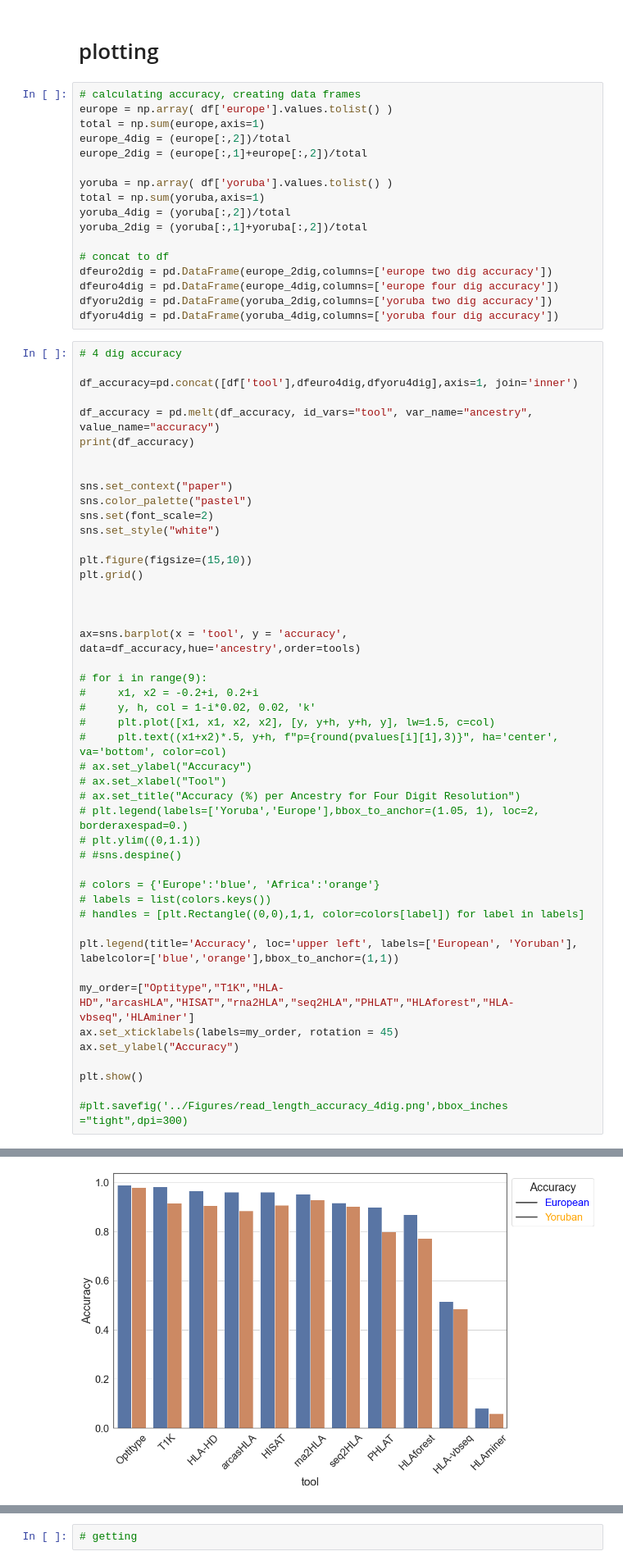
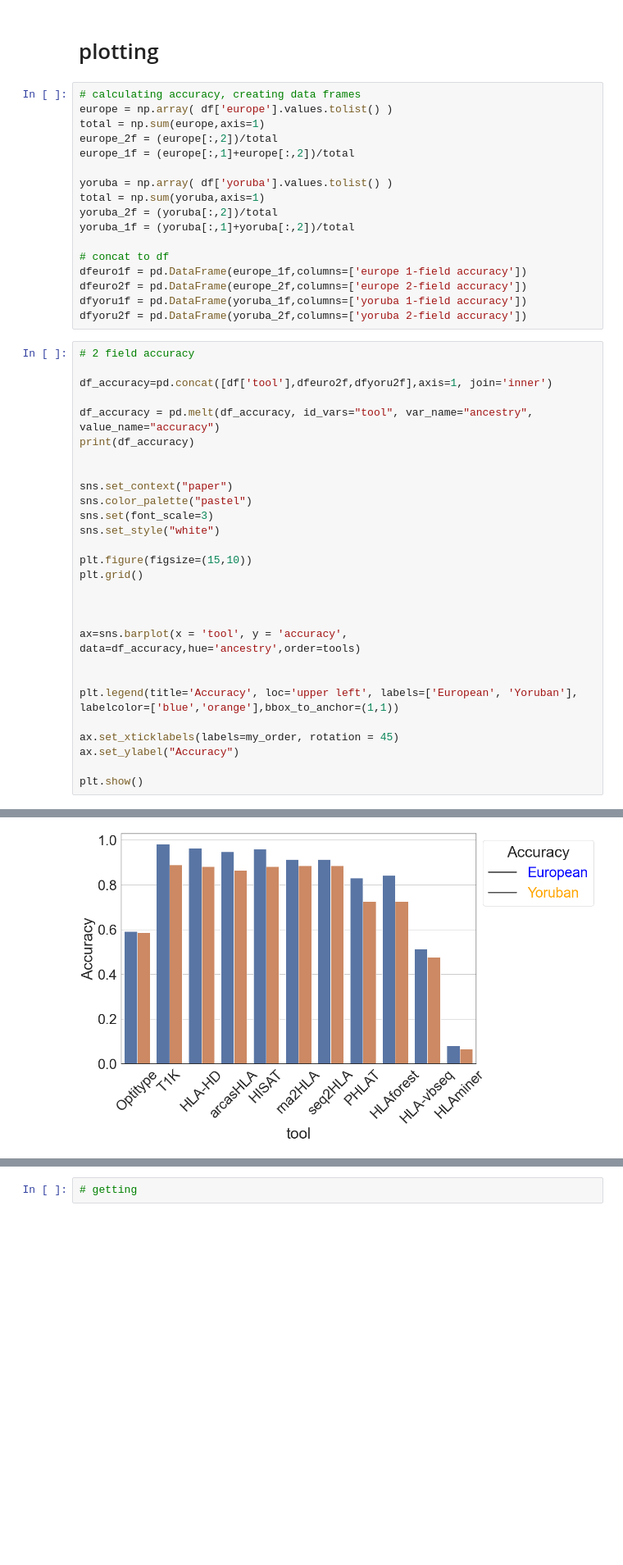
Before and after one commit to ydottie/hlaproject, a Jupyter notebook: notebooks/ancestry.ipynb, the cells around one changed output, grey strips where cells are left out. Shown at 82% size. Drawn from its saved outputs; the diff is of its cells as text; blank space fills up the shorter version.

```diff
--- a/notebooks/ancestry.ipynb
+++ b/notebooks/ancestry.ipynb
@@ -183,23 +125,23 @@ arcas
 # calculating accuracy, creating data frames
 europe = np.array( df['europe'].values.tolist() )
 total = np.sum(europe,axis=1)
-europe_4dig = (europe[:,2])/total
-europe_2dig = (europe[:,1]+europe[:,2])/total
+europe_2f = (europe[:,2])/total
+europe_1f = (europe[:,1]+europe[:,2])/total
 
 yoruba = np.array( df['yoruba'].values.tolist() )
 total = np.sum(yoruba,axis=1)
-yoruba_4dig = (yoruba[:,2])/total
-yoruba_2dig = (yoruba[:,1]+yoruba[:,2])/total
+yoruba_2f = (yoruba[:,2])/total
+yoruba_1f = (yoruba[:,1]+yoruba[:,2])/total
 
 # concat to df
-dfeuro2dig = pd.DataFrame(europe_2dig,columns=['europe two dig accuracy'])
-dfeuro4dig = pd.DataFrame(europe_4dig,columns=['europe four dig accuracy'])
-dfyoru2dig = pd.DataFrame(yoruba_2dig,columns=['yoruba two dig accuracy'])
-dfyoru4dig = pd.DataFrame(yoruba_4dig,columns=['yoruba four dig accuracy'])
+dfeuro1f = pd.DataFrame(europe_1f,columns=['europe 1-field accuracy'])
+dfeuro2f = pd.DataFrame(europe_2f,columns=['europe 2-field accuracy'])
+dfyoru1f = pd.DataFrame(yoruba_1f,columns=['yoruba 1-field accuracy'])
+dfyoru2f = pd.DataFrame(yoruba_2f,columns=['yoruba 2-field accuracy'])
 # %%
-# 4 dig accuracy
+# 2 field accuracy
 
-df_accuracy=pd.concat([df['tool'],dfeuro4dig,dfyoru4dig],axis=1, join='inner')
+df_accuracy=pd.concat([df['tool'],dfeuro2f,dfyoru2f],axis=1, join='inner')
 
 df_accuracy = pd.melt(df_accuracy, id_vars="tool", var_name="ancestry", value_name="accuracy")
 print(df_accuracy)
@@ -207,7 +149,7 @@ print(df_accuracy)
 
 sns.set_context("paper")
 sns.color_palette("pastel")
-sns.set(font_scale=2)
+sns.set(font_scale=3)
 sns.set_style("white")
 
 plt.figure(figsize=(15,10))
@@ -217,29 +159,11 @@ plt.grid()
 
 ax=sns.barplot(x = 'tool', y = 'accuracy', data=df_accuracy,hue='ancestry',order=tools)
 
-# for i in range(9):
-#     x1, x2 = -0.2+i, 0.2+i
-#     y, h, col = 1-i*0.02, 0.02, 'k'
-#     plt.plot([x1, x1, x2, x2], [y, y+h, y+h, y], lw=1.5, c=col)
-#     plt.text((x1+x2)*.5, y+h, f"p={round(pvalues[i][1],3)}", ha='center', va='bottom', color=col)
-# ax.set_ylabel("Accuracy")
-# ax.set_xlabel("Tool")
-# ax.set_title("Accuracy (%) per Ancestry for Four Digit Resolution")
-# plt.legend(labels=['Yoruba','Europe'],bbox_to_anchor=(1.05, 1), loc=2, borderaxespad=0.)
-# plt.ylim((0,1.1))
-# #sns.despine()
-
-# colors = {'Europe':'blue', 'Africa':'orange'}
-# labels = list(colors.keys())
-# handles = [plt.Rectangle((0,0),1,1, color=colors[label]) for label in labels]
 
 plt.legend(title='Accuracy', loc='upper left', labels=['European', 'Yoruban'], labelcolor=['blue','orange'],bbox_to_anchor=(1,1))
 
-my_order=["Optitype","T1K","HLA-HD","arcasHLA","HISAT","rna2HLA","seq2HLA","PHLAT","HLAforest","HLA-vbseq",'HLAminer']
 ax.set_xticklabels(labels=my_order, rotation = 45)
 ax.set_ylabel("Accuracy")
 
 plt.show()
-
-#plt.savefig('../Figures/read_length_accuracy_4dig.png',bbox_inches ="tight",dpi=300)
 # %% [output]
@@ -263 +187 @@ plt.show()
-[figure, old version]
+[figure, new version]
```
Also changed, not shown: parts of 10 cells of this notebook, 20 other files.
